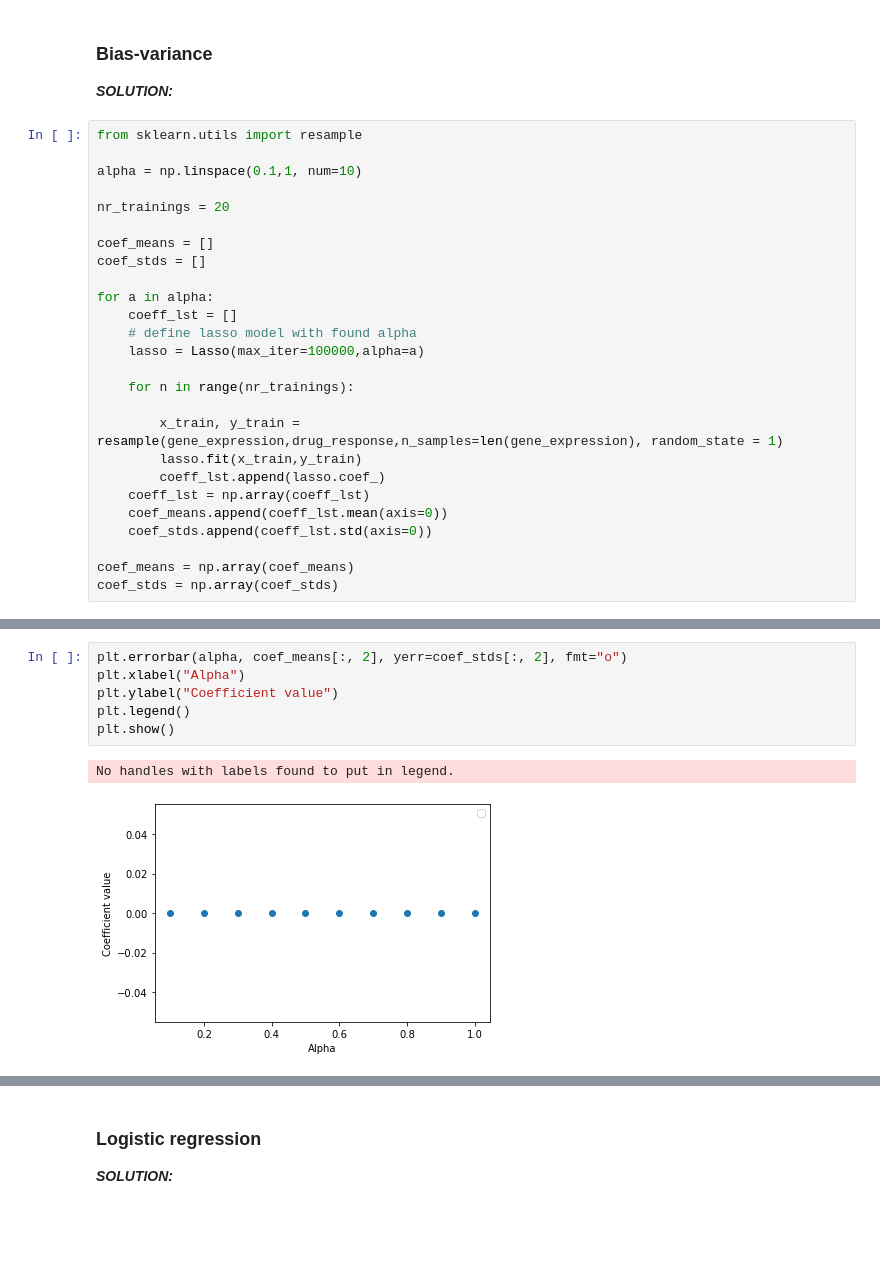
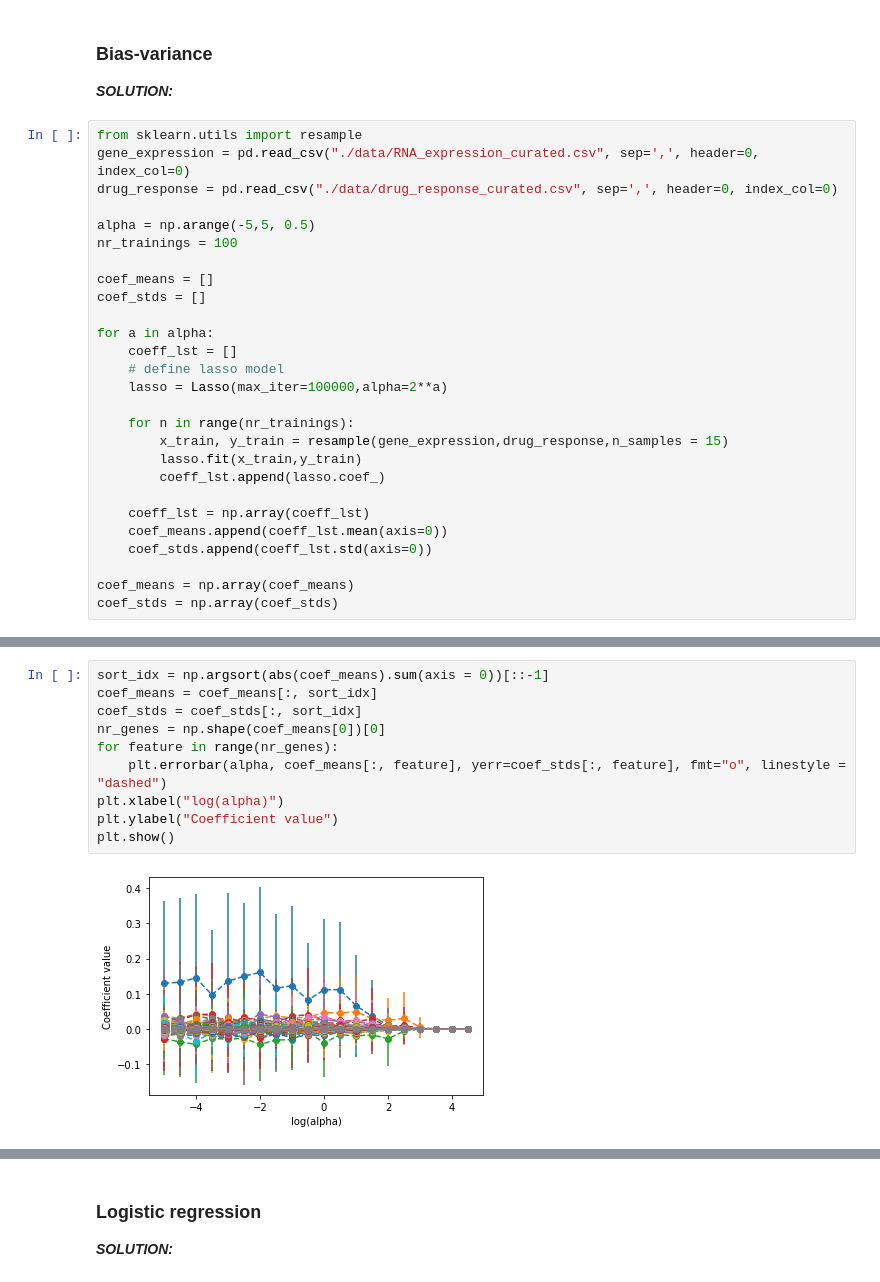
Before and after one commit to YLaret/8dm50-machine-learning, a Jupyter notebook: practicals/week_3.ipynb, the cells around one changed output, grey strips where cells are left out. Cells and saved outputs as stored; diff of their text form; blank space fills up the shorter version.

Commit message:
Update week_3.ipynb
Finished plots exercise bias-variance.

```diff
--- a/practicals/week_3.ipynb
+++ b/practicals/week_3.ipynb
@@ -432,24 +432,25 @@ Should the value of the intercept also be shrunk to zero with Lasso and Ridge re
 ***SOLUTION:***
 # %%
 from sklearn.utils import resample
+gene_expression = pd.read_csv("./data/RNA_expression_curated.csv", sep=',', header=0, index_col=0)
+drug_response = pd.read_csv("./data/drug_response_curated.csv", sep=',', header=0, index_col=0)
 
-alpha = np.linspace(0.1,1, num=10)
-
-nr_trainings = 20
+alpha = np.arange(-5,5, 0.5)
+nr_trainings = 100
 
 coef_means = []
 coef_stds = []
 
 for a in alpha:
     coeff_lst = []
-    # define lasso model with found alpha
-    lasso = Lasso(max_iter=100000,alpha=a)
+    # define lasso model
+    lasso = Lasso(max_iter=100000,alpha=2**a)
 
     for n in range(nr_trainings):
-
-        x_train, y_train = resample(gene_expression,drug_response,n_samples=len(gene_expression), random_state = 1)
+        x_train, y_train = resample(gene_expression,drug_response,n_samples = 15)
         lasso.fit(x_train,y_train)
         coeff_lst.append(lasso.coef_)
+
     coeff_lst = np.array(coeff_lst)
     coef_means.append(coeff_lst.mean(axis=0))
     coef_stds.append(coeff_lst.std(axis=0))
@@ -475,9 +460,12 @@ array([[0.00000000e+00, 0.00000000e+00, 0.00000000e+00, ...,
-# %%
-plt.errorbar(alpha, coef_means[:, 2], yerr=coef_stds[:, 2], fmt="o")
-plt.xlabel("Alpha")
-plt.ylabel("Coefficient value")
-plt.legend()
-plt.show()
-# %% [output]
-No handles with labels found to put in legend.
-[figure, removed]
+# %%
+sort_idx = np.argsort(abs(coef_means).sum(axis = 0))[::-1]
+coef_means = coef_means[:, sort_idx]
+coef_stds = coef_stds[:, sort_idx]
+nr_genes = np.shape(coef_means[0])[0]
+for feature in range(nr_genes):
+    plt.errorbar(alpha, coef_means[:, feature], yerr=coef_stds[:, feature], fmt="o", linestyle = "dashed")
+plt.xlabel("log(alpha)")
+plt.ylabel("Coefficient value")
+plt.show()
+# %% [output]
+[figure, added]
```
Also changed, not shown: parts of 2 cells of this notebook.
